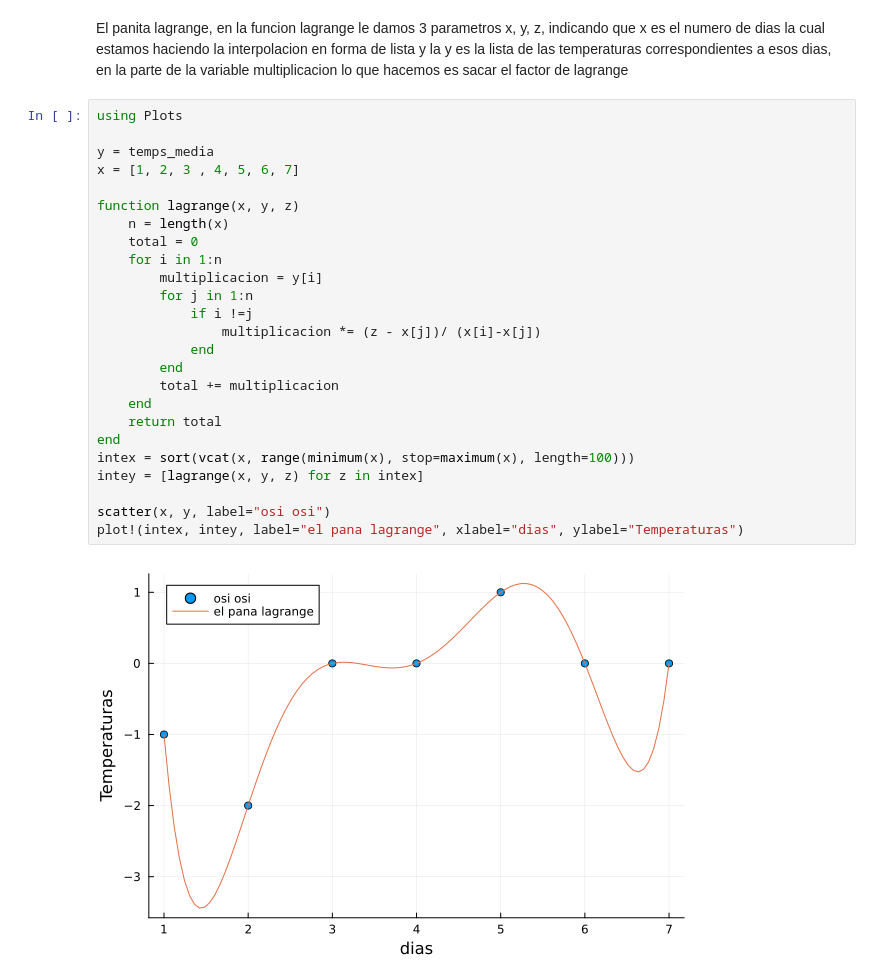
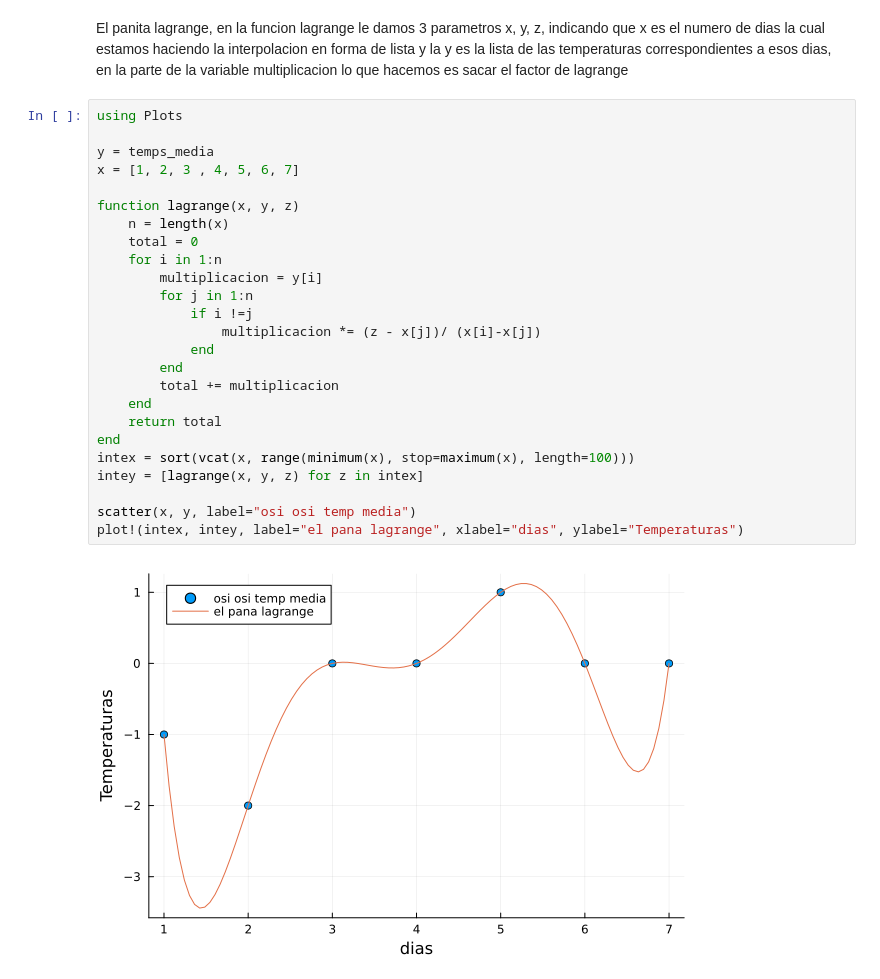
Before and after one commit to abelipe/julianb_weather, a Jupyter notebook: juliasisi.ipynb, the cells around one changed output. Saved outputs shown, nothing was run; the diff lists cells and outputs as text.

```diff
--- a/juliasisi.ipynb
+++ b/juliasisi.ipynb
@@ -51,27 +51,27 @@ El panita lagrange, en la funcion lagrange le damos 3 parametros x, y, z, indica
 # %%
 using Plots
 
 y = temps_media
 x = [1, 2, 3 , 4, 5, 6, 7]
 
 function lagrange(x, y, z)
     n = length(x)
     total = 0
     for i in 1:n
         multiplicacion = y[i]
         for j in 1:n
             if i !=j
                 multiplicacion *= (z - x[j])/ (x[i]-x[j])
             end
         end
         total += multiplicacion
     end
     return total
 end
 intex = sort(vcat(x, range(minimum(x), stop=maximum(x), length=100)))
 intey = [lagrange(x, y, z) for z in intex]
 
-scatter(x, y, label="osi osi")
+scatter(x, y, label="osi osi temp media")
 plot!(intex, intey, label="el pana lagrange", xlabel="dias", ylabel="Temperaturas")
 # %% [output]
-[figure, old version]
+[figure, new version]
```
Also changed, not shown: parts of 4 cells of this notebook.
